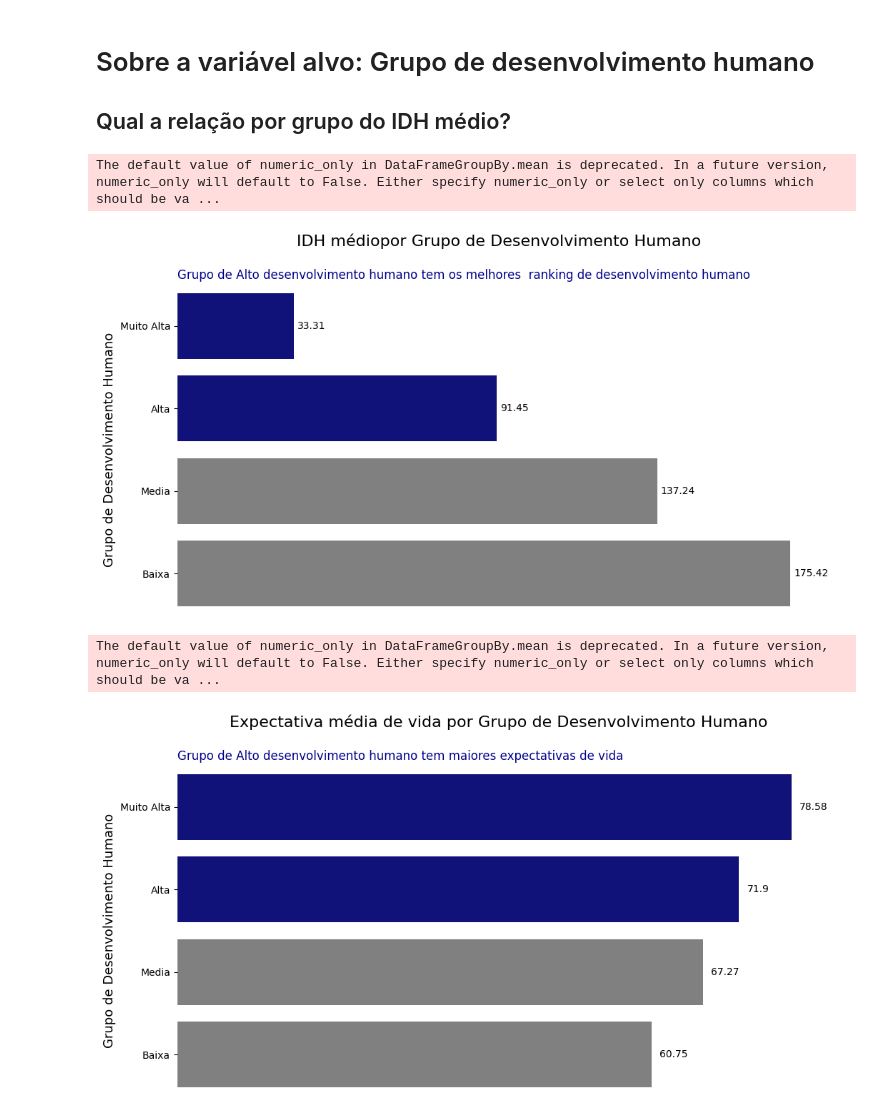
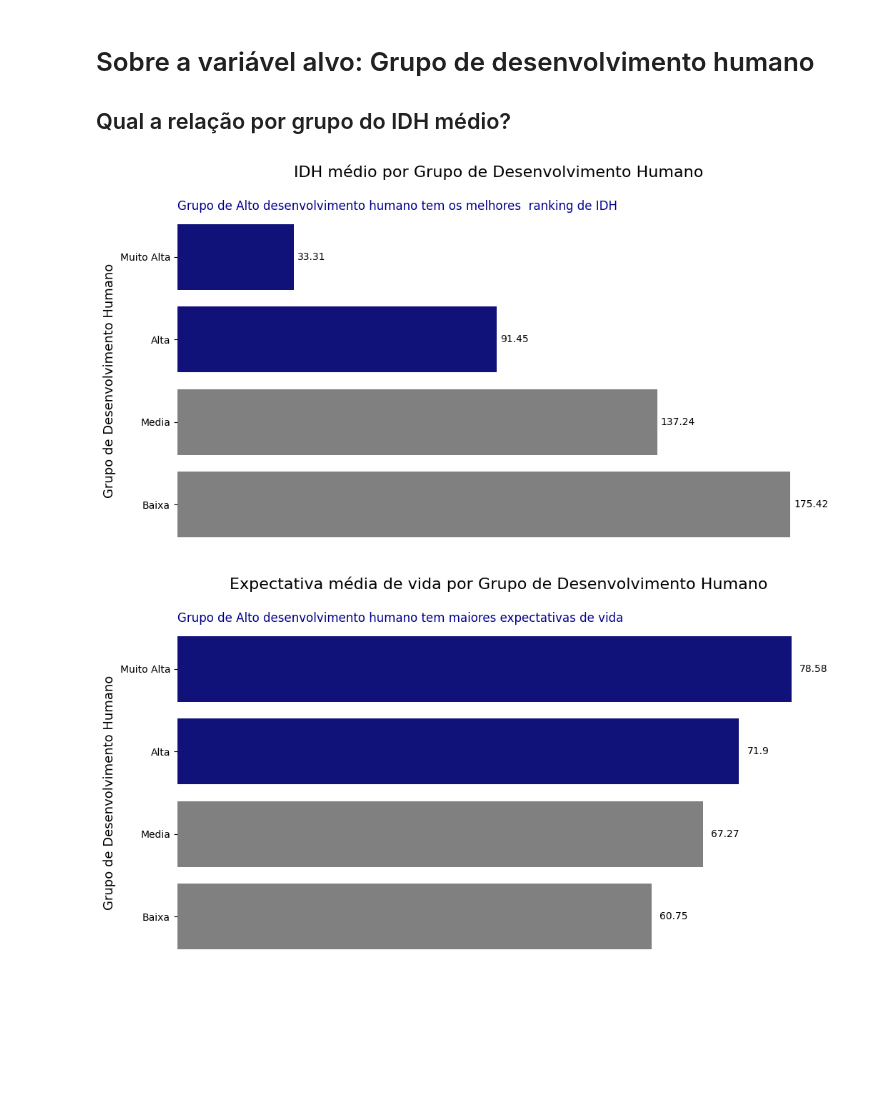
Before and after one commit to KaueAbbe/Desigualdade_Educacional, a Jupyter notebook: Analise_Exploratoria/Desigualdade_Educacional_AE.ipynb, the cells around one changed output. Drawn from its saved outputs; the diff is of its cells as text; code cells hidden in the pictures; blank space fills up the shorter version.

```diff
--- a/Analise_Exploratoria/Desigualdade_Educacional_AE.ipynb
+++ b/Analise_Exploratoria/Desigualdade_Educacional_AE.ipynb
@@ -69,7 +69,7 @@ profile.to_file("relatorio_de_perfil.html")
 
 ## Qual a relação por grupo do IDH médio?
 # %%
-def grupo_HDG(coluna_desejada, comentario, xfim,tit,  ascending = False):
+def grupo_HDG(coluna_desejada, comentario, xini, xfim,tit,  ascending = False):
   df = pd.DataFrame(dados.groupby(by = 'Human Development Groups').mean()[coluna_desejada])
   df = df.reset_index()
   df.sort_values(by = coluna_desejada, ascending = ascending, inplace = True)
@@ -96,15 +96,13 @@ def grupo_HDG(coluna_desejada, comentario, xfim,tit,  ascending = False):
   ax.spines['bottom'].set_color('none')  # Remove a borda inferior (eixo x)
   ax.spines['left'].set_color('none')
 
-  plt.xlim(0, xfim)
+  plt.xlim(xini, xfim)
   plt.show()
 # %%
-grupo_HDG('IDH(2021)', 'Grupo de Alto desenvolvimento humano tem os melhores  ranking de desenvolvimento humano',190, 'IDH médio', True,)
+grupo_HDG('IDH(2021)', 'Grupo de Alto desenvolvimento humano tem os melhores  ranking de IDH',0,190, 'IDH médio ', True,)
 # %% [output]
-The default value of numeric_only in DataFrameGroupBy.mean is deprecated. In a future version, numeric_only will default to False. Either specify numeric_only or select only columns which should be va ...
-[figure, old version]
+[figure, new version]
 # %%
-grupo_HDG('expectativa_vida', 'Grupo de Alto desenvolvimento humano tem maiores expectativas de vida',85, 'Expectativa média de vida ')
+grupo_HDG('expectativa_vida', 'Grupo de Alto desenvolvimento humano tem maiores expectativas de vida',0,85, 'Expectativa média de vida ')
 # %% [output]
-The default value of numeric_only in DataFrameGroupBy.mean is deprecated. In a future version, numeric_only will default to False. Either specify numeric_only or select only columns which should be va ...
 [figure]
```
Also changed, not shown: parts of 33 cells of this notebook.
